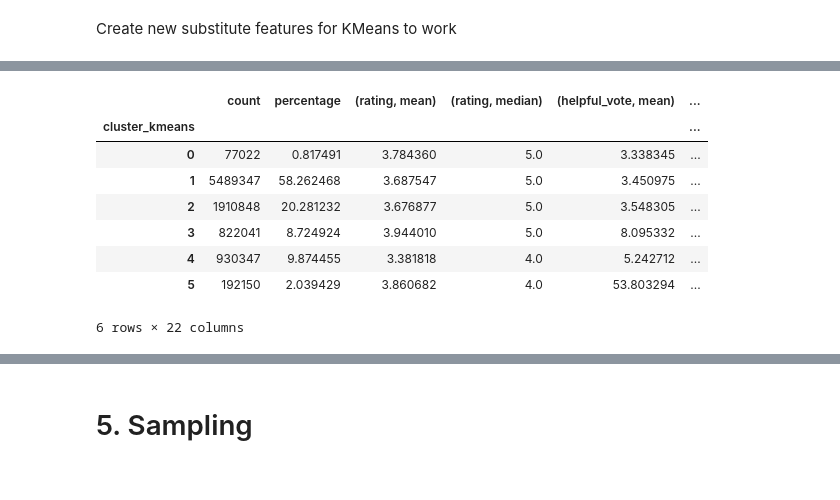
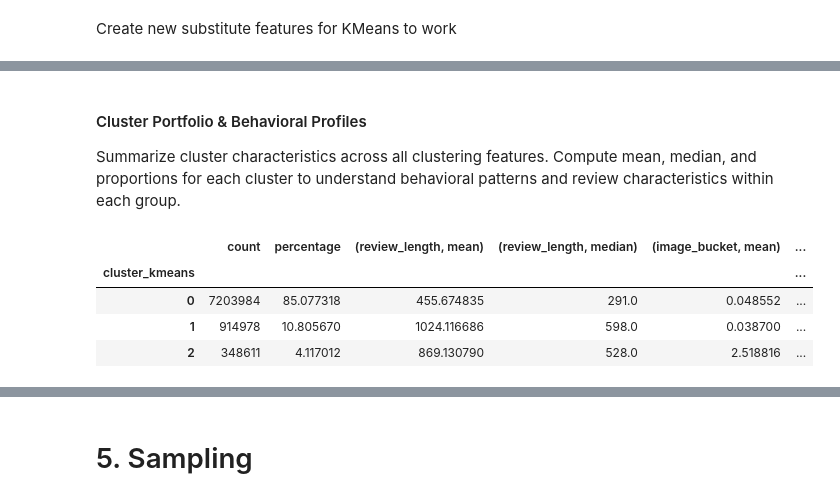
Before and after one commit to Sana-Shikalgar/amazon-review-nlp, a Jupyter notebook: notebook/03_clustering_sampling.ipynb, the cells around one changed output, grey strips where cells are left out. Cells and saved outputs as stored; diff of their text form; code cells hidden in the pictures.

```diff
--- a/notebook/03_clustering_sampling.ipynb
+++ b/notebook/03_clustering_sampling.ipynb
@@ -71,15 +73,15 @@ FEATURES_FOR_CLUSTERING = [
 # %% [markdown]
 # 3. Load Source of Truth
 # %%
-# Load from source of truth directly
-if os.path.exists(SOURCE_OF_TRUTH_FILE_PARQUET):
+# Load from feature file directly
+if os.path.exists(FEATURED_PARQUET):
     try:
-        df = pd.read_parquet(SOURCE_OF_TRUTH_FILE_PARQUET)
+        df = pd.read_parquet(FEATURED_PARQUET)
         print(f"✓ Dataset loaded: {df.shape[0]:,} rows × {df.shape[1]:,} columns")
         print(f"  Memory usage: {df.memory_usage(deep=True).sum() / 1024**2:.2f} MB")
     except Exception as e:
         print(f"Error loading file: {e}")
 else:
-    print(f"✗ File not found: {SOURCE_OF_TRUTH_FILE_PARQUET}")
-    print(f"  Expected location: {os.path.abspath(SOURCE_OF_TRUTH_FILE_PARQUET)}")
+    print(f"✗ File not found: {FEATURED_PARQUET}")
+    print(f"  Expected location: {os.path.abspath(FEATURED_PARQUET)}")
 # %% [output]
@@ -97,7 +163,8 @@ Create new substitute features for KMeans to work
 # %%
 features = FEATURES_FOR_CLUSTERING
 
-X = df_kmeans[features].copy()
-print(f"Dataframe for clustering: \n{X.head(2)}")
+df_kmeans = df[features].copy()
+print("Dataframe for clustering:")
+df_kmeans.head(2)
 # %% [output]
 Dataframe for clustering:
@@ -111,4 +174,4 @@ Dataframe for clustering:
 # %%
 # Stardardiz the features for better clustering performance
 scaler = StandardScaler()
-X_scaled = scaler.fit_transform(X)
+df_kmeans_scaled = scaler.fit_transform(df_kmeans)
@@ -180,6 +247,6 @@ Although k=6 has a slightly higher silhouette score, the improvement over k=5 is
 # %%
-# num_clusters = int(input("Based on the Elbow and Silhouette analysis, enter the optimal number of clusters (k): "))
-num_clusters = 6
+num_clusters = int(input("Based on the Elbow and Silhouette analysis, enter the optimal number of clusters (k): "))
+# num_clusters = 6
 
 kmeans = KMeans(n_clusters=num_clusters, random_state=RANDOM_STATE)
-df_kmeans['cluster_kmeans'] = kmeans.fit_predict(X_scaled)
+df_kmeans['cluster_kmeans'] = kmeans.fit_predict(df_kmeans_scaled)
@@ -259,44 +354,39 @@ Text(0.5, 0, 'PCA Component 3')
+# %% [markdown]
+#### Cluster Portfolio & Behavioral Profiles
+
+Summarize cluster characteristics across all clustering features. Compute mean, median, and proportions for each cluster to understand behavioral patterns and review characteristics within each group.
 # %%
 # CLUSTER PORTFOLIO / PROFILE
 
 # Number of samples per cluster
 cluster_size = df_kmeans.groupby('cluster_kmeans').size().rename("count")
 
 # Percentage share of each cluster
 cluster_percentage = (
     df_kmeans['cluster_kmeans']
     .value_counts(normalize=True)
     .sort_index() * 100
 ).rename("percentage")
 
 # Behavioural statistics per cluster
 cluster_profile = df_kmeans.groupby('cluster_kmeans').agg({
-    'rating': ['mean', 'median'],
-    'helpful_vote': ['mean', 'median', 'max'],
     'review_length': ['mean', 'median'],
+    'image_bucket': ['mean', 'median'],
+    'days_since_first_review': ['mean', 'median'],
     'is_verified': 'mean',
-    'image_count': ['mean', 'median', 'max'],
-    'has_image': 'mean',
-    'day_of_week': ['mean', 'median'],
-    'is_weekend': 'mean',
-    'days_since_first_review': ['mean', 'median'],
-    'product_popularity': ['mean', 'median', 'max']
+    'rating_extremity': ['mean', 'median'],
 })
 
 # Combine everything
 cluster_portfolio = pd.concat(
     [cluster_size, cluster_percentage, cluster_profile],
     axis=1
 )
 
 cluster_portfolio
 # %% [output]
-|  | count | percentage | (rating, mean) | (rating, median) | (helpful_vote, mean) | ... |
+|  | count | percentage | (review_length, mean) | (review_length, median) | (image_bucket, mean) | ... |
 | cluster_kmeans |  |  |  |  |  | ... |
-| 0 | 77022 | 0.817491 | 3.784360 | 5.0 | 3.338345 | ... |
-| 1 | 5489347 | 58.262468 | 3.687547 | 5.0 | 3.450975 | ... |
-| 2 | 1910848 | 20.281232 | 3.676877 | 5.0 | 3.548305 | ... |
-| 3 | 822041 | 8.724924 | 3.944010 | 5.0 | 8.095332 | ... |
-| 4 | 930347 | 9.874455 | 3.381818 | 4.0 | 5.242712 | ... |
-| 5 | 192150 | 2.039429 | 3.860682 | 4.0 | 53.803294 | ... |
+| 0 | 7203984 | 85.077318 | 455.674835 | 291.0 | 0.048552 | ... |
+| 1 | 914978 | 10.805670 | 1024.116686 | 598.0 | 0.038700 | ... |
+| 2 | 348611 | 4.117012 | 869.130790 | 528.0 | 2.518816 | ... |
-6 rows × 22 columns
```
Also changed, not shown: parts of 33 cells of this notebook.
